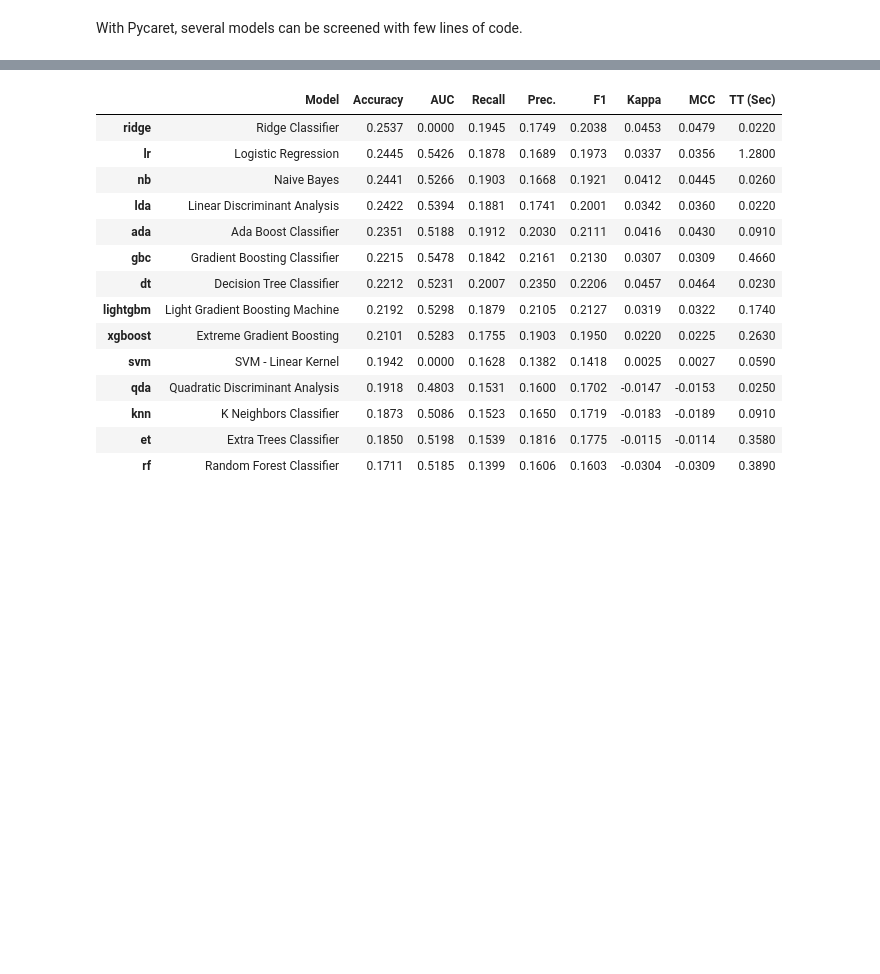
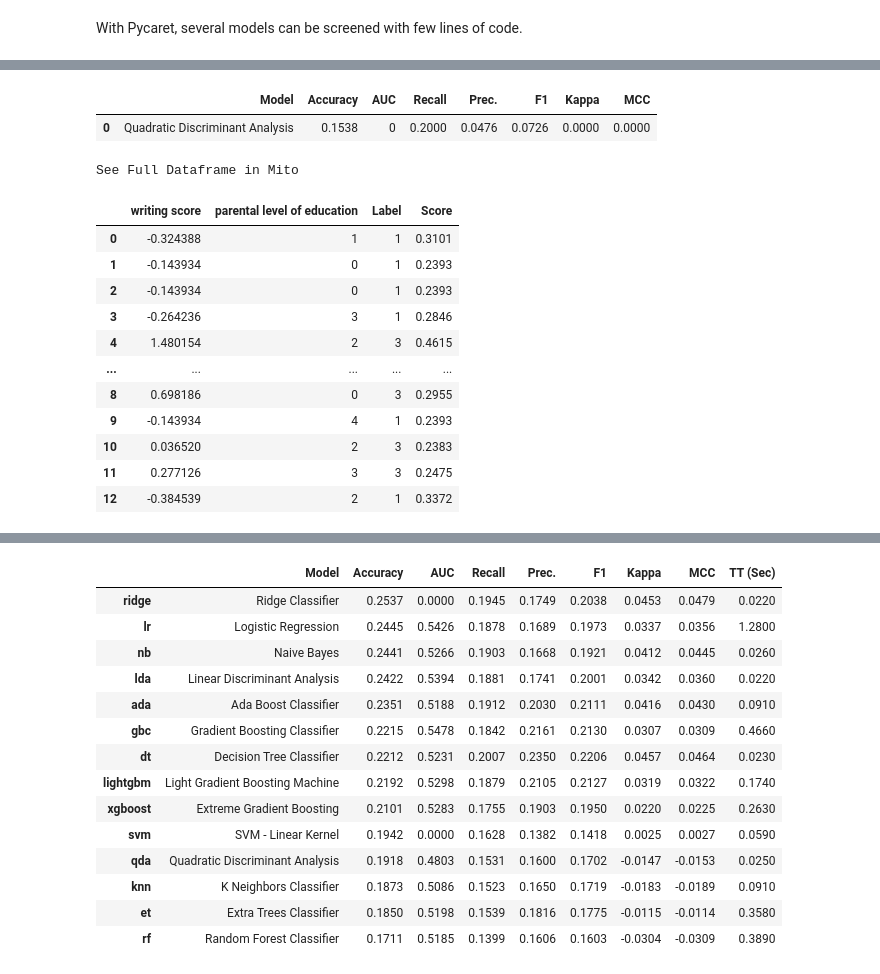
Before and after one commit to MarkusHumetus/-Hackathon_Talent_Squad_III_DS, a Jupyter notebook: main_Notebook.ipynb, the cells around one changed output, grey strips where cells are left out. Drawn from its saved outputs; the diff is of its cells as text; code cells hidden in the pictures; blank space fills up the shorter version.

```diff
--- a/main_Notebook.ipynb
+++ b/main_Notebook.ipynb
@@ -709,3 +836,21 @@ best_model_rfc=compare_models()
+# %%
+predict_model(best_model_rfc)
+# %% [output]
+|  | Model | Accuracy | AUC | Recall | Prec. | F1 | Kappa | MCC |
+| 0 | Quadratic Discriminant Analysis | 0.1538 | 0 | 0.2000 | 0.0476 | 0.0726 | 0.0000 | 0.0000 |
+See Full Dataframe in Mito
+|  | writing score | parental level of education | Label | Score |
+| 0 | -0.324388 | 1 | 1 | 0.3101 |
+| 1 | -0.143934 | 0 | 1 | 0.2393 |
+| 2 | -0.143934 | 0 | 1 | 0.2393 |
+| 3 | -0.264236 | 3 | 1 | 0.2846 |
+| 4 | 1.480154 | 2 | 3 | 0.4615 |
+| ... | ... | ... | ... | ... |
+| 8 | 0.698186 | 0 | 3 | 0.2955 |
+| 9 | -0.143934 | 4 | 1 | 0.2393 |
+| 10 | 0.036520 | 2 | 3 | 0.2383 |
+| 11 | 0.277126 | 3 | 3 | 0.2475 |
+| 12 | -0.384539 | 2 | 1 | 0.3372 |
 # %%
 setup(acad_Yield_train_dum_avg,
           target='parental level of education',
```
Also changed, not shown: parts of 16 cells of this notebook, 1 other file.
